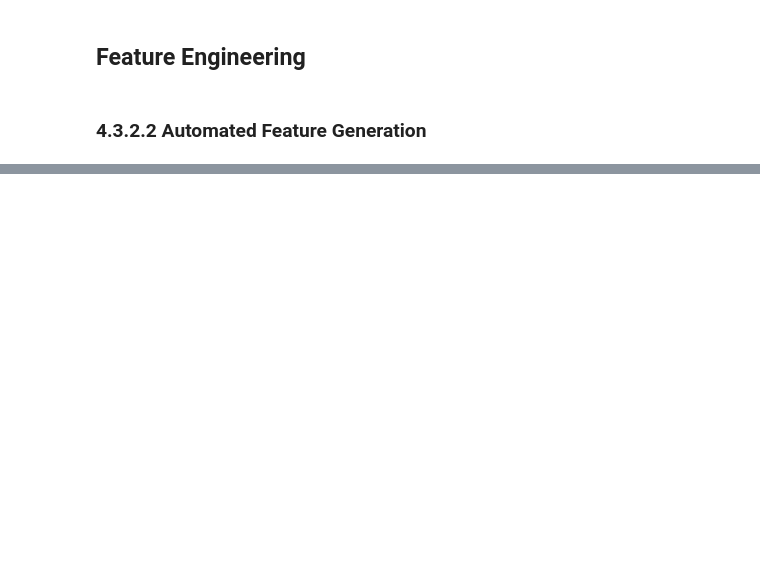
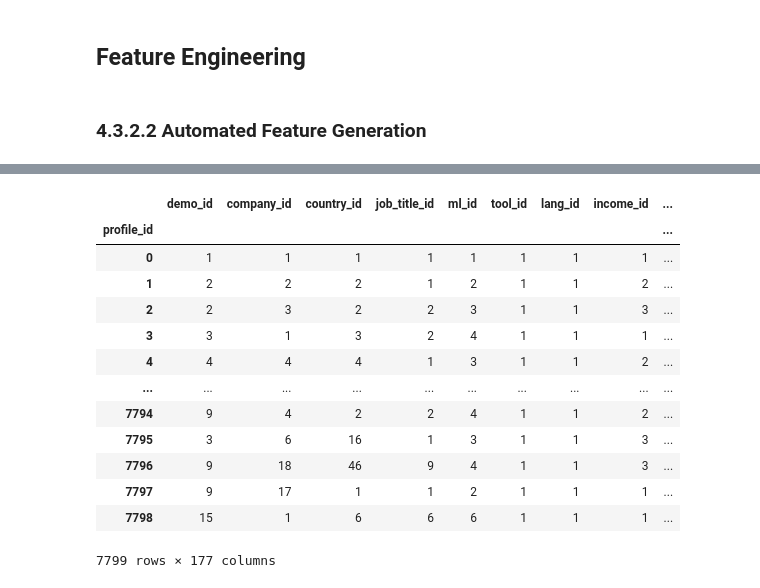
Before and after one commit to Aaron2k02/data-mining-warehousing-wages-analysis, a Jupyter notebook: notebooks/03_data_preprocessing/01_data_encoding.ipynb, the cells around one changed output, grey strips where cells are left out. Saved outputs shown, nothing was run; the diff lists cells and outputs as text; code cells hidden in the pictures; blank space fills up the shorter version.

Commit message:
feature engineering commit

```diff
--- a/notebooks/03_data_preprocessing/01_data_encoding.ipynb
+++ b/notebooks/03_data_preprocessing/01_data_encoding.ipynb
@@ -258,0 +301,17 @@ dim_income_category = survey_df[[col for col in survey_df.columns if col.startsw
+# %%
+# Import the feature tools library for feature engineering
+import featuretools as ft
+
+# Create an EntitySet and add entities
+es = ft.EntitySet("survey_data")
+
+# Add entities to the EntitySet
+es = es.add_dataframe(dataframe_name="profileTable", dataframe=fact_profile_table, index="profile_id", make_index=True)
+es = es.add_dataframe(dataframe_name="demographics", dataframe=dim_demographics, index="demo_id")
+es = es.add_dataframe(dataframe_name="company", dataframe=dim_company_details, index="company_id")
+es = es.add_dataframe(dataframe_name="country", dataframe=dim_country, index="country_id")
+es = es.add_dataframe(dataframe_name="jobTitle", dataframe=dim_job_title, index="job_title_id")
+es = es.add_dataframe(dataframe_name="mlIncorporation", dataframe=dim_ml_incorporation, index="ml_id")
+es = es.add_dataframe(dataframe_name="PrimaryTool", dataframe=dim_primary_tool, index="tool_id")
+es = es.add_dataframe(dataframe_name="RecommendedLanguage", dataframe=dim_recommended_language, index="lang_id")
+es = es.add_dataframe(dataframe_name="IncomeCategory", dataframe=dim_income_category, index="income_id")
@@ -258,0 +473,17 @@ dim_income_category = survey_df[[col for col in survey_df.columns if col.startsw
+# %%
+feature_matrix
+# %% [output]
+|  | demo_id | company_id | country_id | job_title_id | ml_id | tool_id | lang_id | income_id | ... |
+| profile_id |  |  |  |  |  |  |  |  | ... |
+| 0 | 1 | 1 | 1 | 1 | 1 | 1 | 1 | 1 | ... |
+| 1 | 2 | 2 | 2 | 1 | 2 | 1 | 1 | 2 | ... |
+| 2 | 2 | 3 | 2 | 2 | 3 | 1 | 1 | 3 | ... |
+| 3 | 3 | 1 | 3 | 2 | 4 | 1 | 1 | 1 | ... |
+| 4 | 4 | 4 | 4 | 1 | 3 | 1 | 1 | 2 | ... |
+| ... | ... | ... | ... | ... | ... | ... | ... | ... | ... |
+| 7794 | 9 | 4 | 2 | 2 | 4 | 1 | 1 | 2 | ... |
+| 7795 | 3 | 6 | 16 | 1 | 3 | 1 | 1 | 3 | ... |
+| 7796 | 9 | 18 | 46 | 9 | 4 | 1 | 1 | 3 | ... |
+| 7797 | 9 | 17 | 1 | 1 | 2 | 1 | 1 | 1 | ... |
+| 7798 | 15 | 1 | 6 | 6 | 6 | 1 | 1 | 1 | ... |
+7799 rows × 177 columns
```
Also changed, not shown: parts of 18 cells of this notebook, 1 other file.
